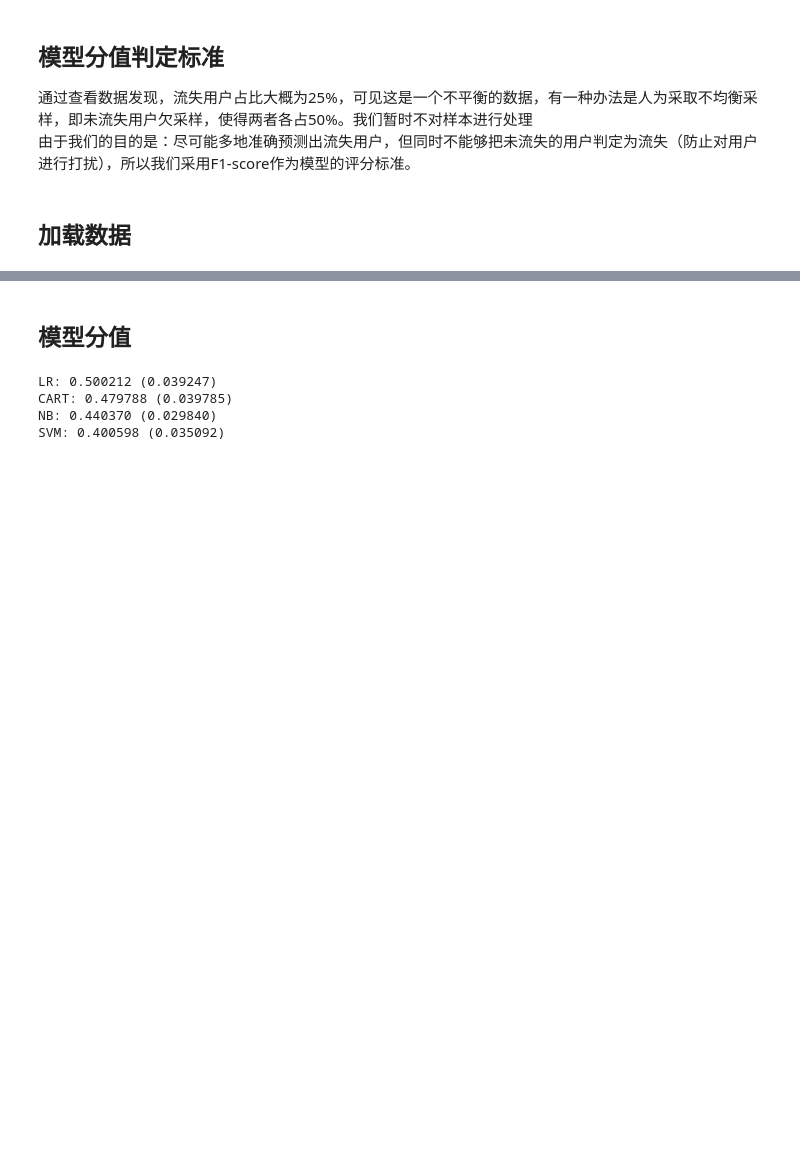
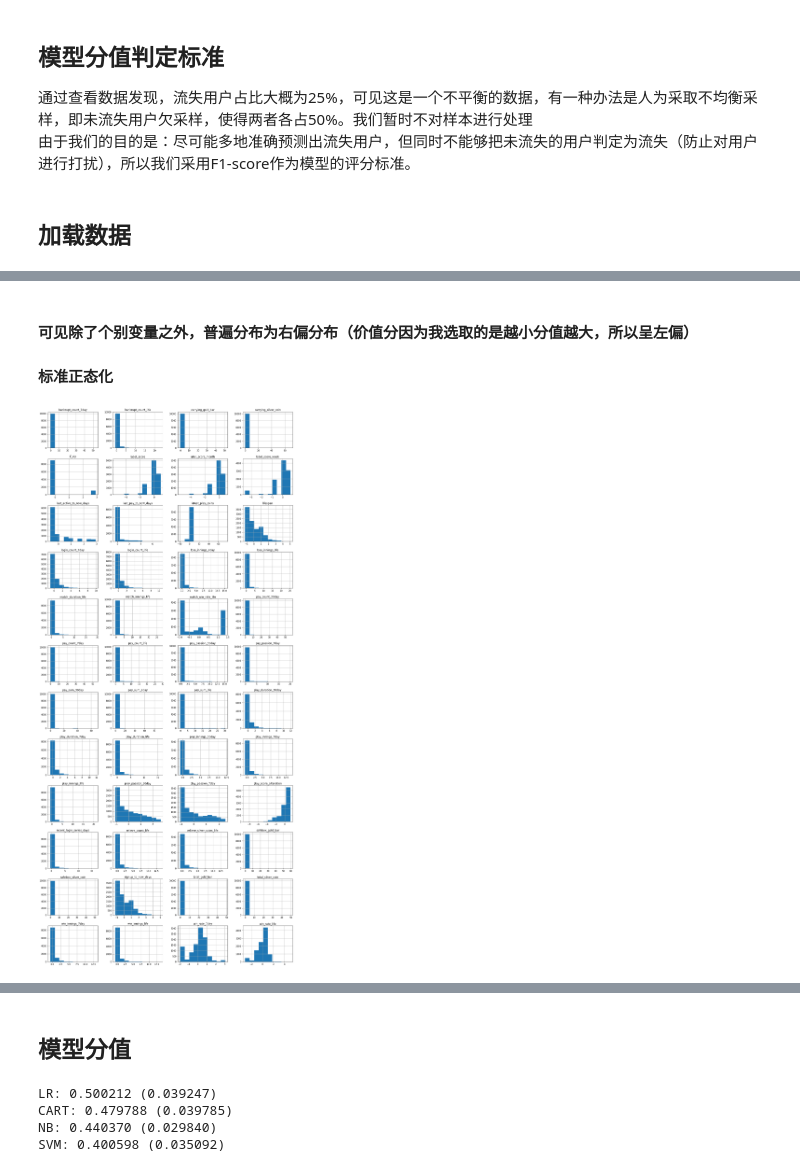
Before and after one commit to fionalee1412/myfile, a Jupyter notebook: 流失预测/地方棋牌流失预测完整文档.ipynb, the cells around one changed output, grey strips where cells are left out. Cells and saved outputs as stored; diff of their text form; code cells hidden in the pictures; blank space fills up the shorter version.

```diff
--- a/流失预测/地方棋牌流失预测完整文档.ipynb
+++ b/流失预测/地方棋牌流失预测完整文档.ipynb
@@ -112,0 +213,15 @@ data.fillna('0',inplace=True)
+# %% [markdown]
+#### 可见除了个别变量之外，普遍分布为右偏分布（价值分因为我选取的是越小分值越大，所以呈左偏）
+#### 标准正态化
+# %%
+array= data.values
+X = array[:,4:53].astype(np.float32)
+scaler = Normalizer()
+scaler.fit(X)
+data_scaler = scaler.transform(X)
+names = data.columns
+scaler_data = pd.DataFrame(columns = names[4:52],data = data_scaler)
+#scaler_data.head(10)
+scaler_data.hist(sharex=False,sharey=False,figsize=(20,50),layout=(13,4));
+# %% [output]
+[figure, added]
```
Also changed, not shown: parts of 24 cells of this notebook, 1 other file.
